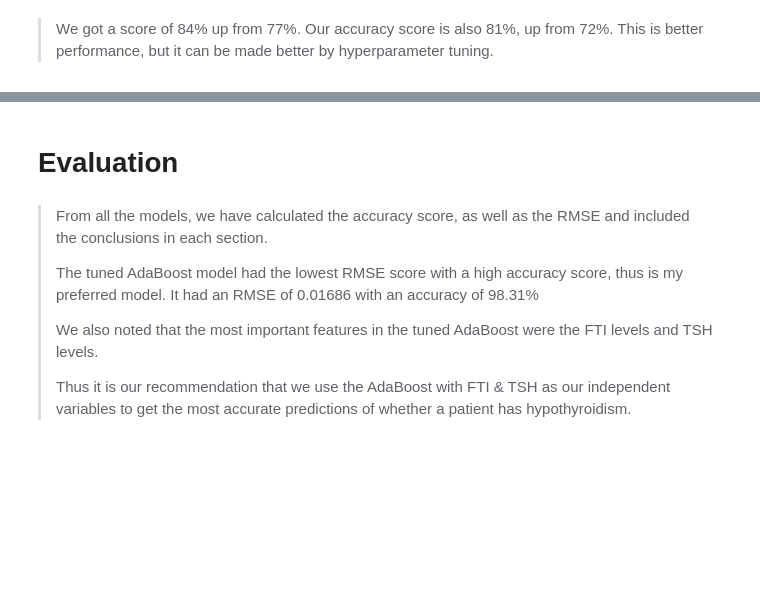
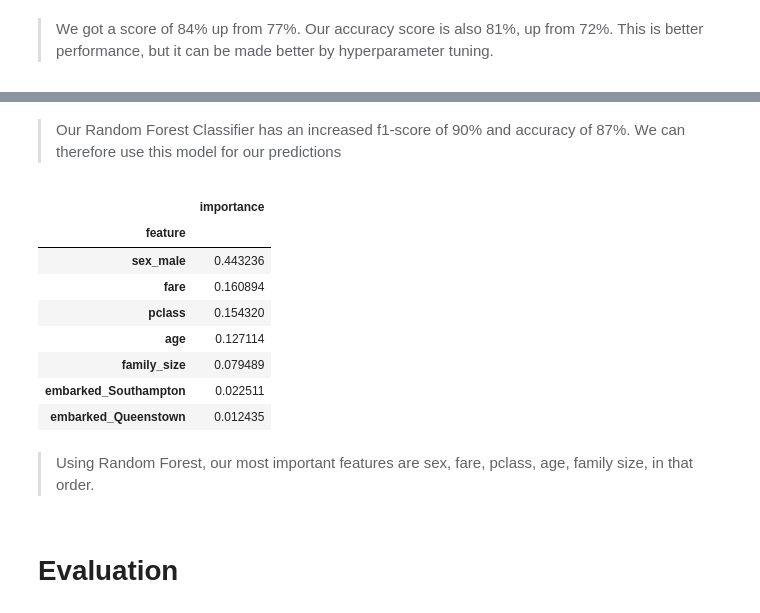
Before and after one commit to beatricekiplagat/KNN-Naive-Bayes-Classifier, a Jupyter notebook: KNN_Using_Titanic_Dataset.ipynb, the cells around one changed output, grey strips where cells are left out. Drawn from its saved outputs; the diff is of its cells as text; code cells hidden in the pictures; blank space fills up the shorter version.

```diff
--- a/KNN_Using_Titanic_Dataset.ipynb
+++ b/KNN_Using_Titanic_Dataset.ipynb
@@ -743,0 +883,23 @@ weighted avg       0.81      0.81      0.81       178
+# %%
+# Defining the predictor and target variables
+#
+X = train.drop(['survived'],axis=1)
+y = train['survived']
+
+# Standardizing our numerical columns which are the age and fare columns
+#
+scaler = StandardScaler()
+X[['age','fare']] = scaler.fit_transform(X[['age','fare']])
+
+# One hot encoding any categorical columns in our dataset
+#
+X = pd.get_dummies(X, drop_first=True)
+
+# Splitting our dataset into the test and train
+#
+X_train,X_test,y_train,y_test = train_test_split(X,y,test_size=0.1,random_state=101)
+# %%
+# Fitting the model in our data
+#
+forest  = RandomForestClassifier(n_estimators=100,random_state=42,min_samples_split=5,max_depth=5)
+forest.fit(X_train,y_train)
@@ -744,10 +935,21 @@ weighted avg       0.81      0.81      0.81       178
+# %% [markdown]
+> Our Random Forest Classifier has an increased f1-score of 90% and accuracy of 87%. We can therefore use this model for our predictions
+# %%
+# Printing out the most important features in the Random Forest Classification
+#
+important_feat = pd.DataFrame({'feature': X.columns, 'importance': forest.feature_importances_}).set_index('feature').sort_values(by = 'importance', ascending = False)
+important_feat
+# %% [output]
+|  | importance |
+| feature |  |
+| sex_male | 0.443236 |
+| fare | 0.160894 |
+| pclass | 0.154320 |
+| age | 0.127114 |
+| family_size | 0.079489 |
+| embarked_Southampton | 0.022511 |
+| embarked_Queenstown | 0.012435 |
+# %% [markdown]
+> Using Random Forest, our most important features are sex, fare, pclass, age, family size, in that order.
 # %% [markdown]
 # Evaluation
-# %% [markdown]
-> From all the models, we have calculated the accuracy score, as well as the RMSE and included the conclusions in each section.
->
-> The tuned AdaBoost model had the lowest RMSE score with a high accuracy score, thus is my preferred model. It had  an RMSE of 0.01686 with an accuracy of 98.31%
->
-> We also noted that the most important features in the tuned AdaBoost were the FTI levels and TSH levels.
->
->Thus it is our recommendation that we use the AdaBoost with FTI & TSH as our independent variables to get the most accurate predictions of whether a patient has hypothyroidism.
```
Also changed, not shown: parts of 28 cells of this notebook.
